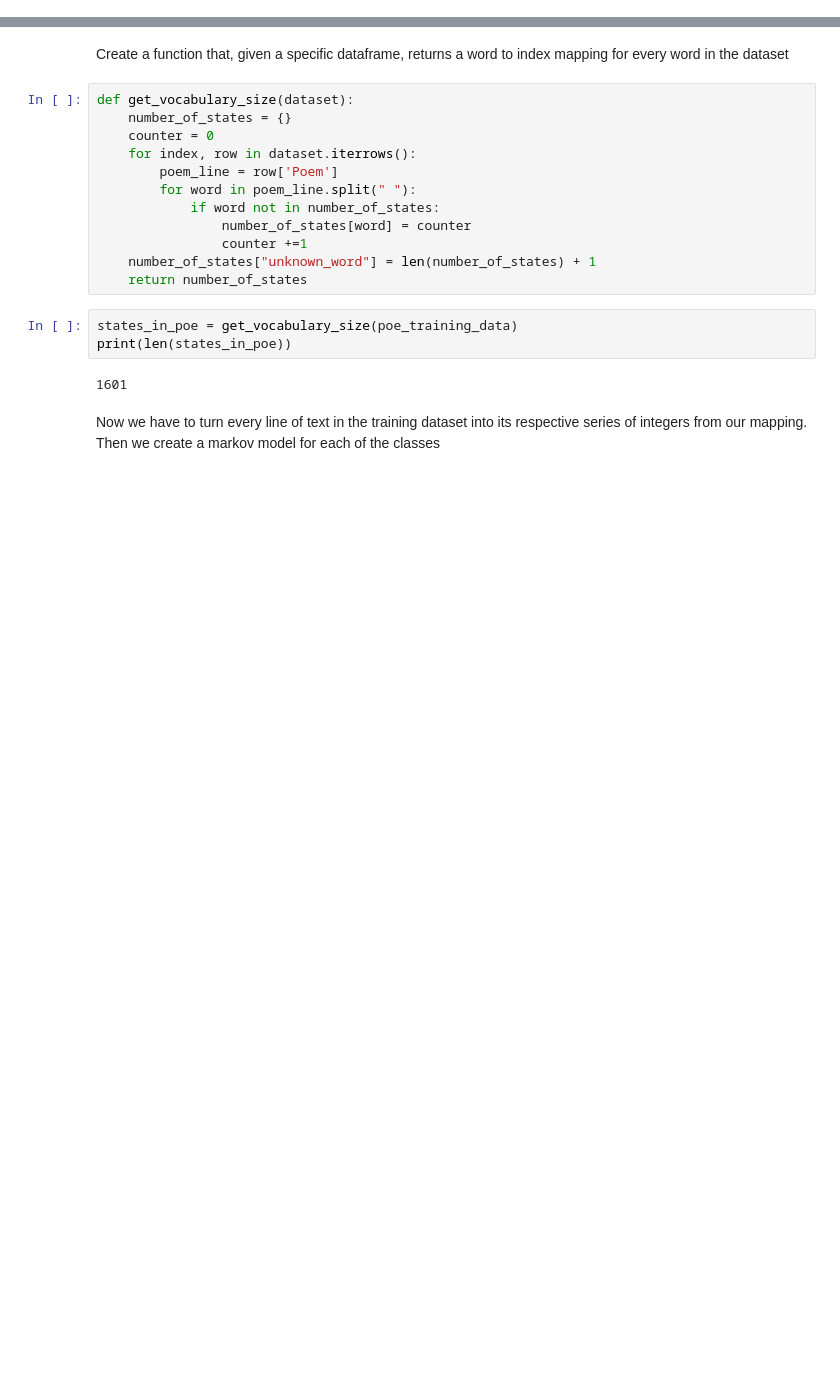
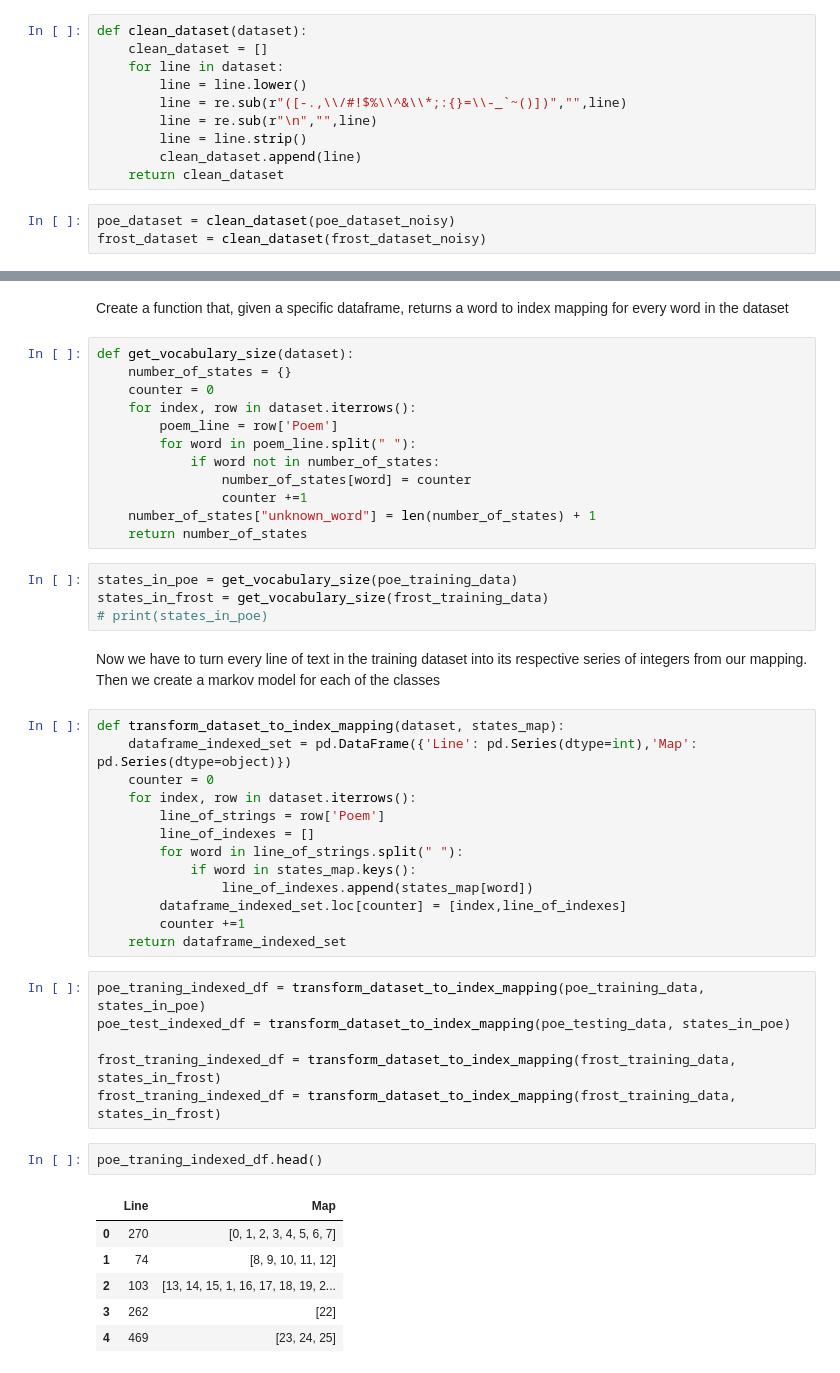
Before and after one commit to Juanzamorarey/NLP, a Jupyter notebook: Statistics models/Text_classifier.ipynb, the cells around one changed output, grey strips where cells are left out. Drawn from its saved outputs; the diff is of its cells as text; blank space fills up the shorter version.

```diff
--- a/Statistics models/Text_classifier.ipynb
+++ b/Statistics models/Text_classifier.ipynb
@@ -12,3 +17,16 @@ with open('C:/Users/juan_/Desktop/programación/NLP_ML_DL_UdemyCourse/documents_
+# %%
+def clean_dataset(dataset):
+    clean_dataset = []
+    for line in dataset:
+        line = line.lower()
+        line = re.sub(r"([-.,\\/#!$%\\^&\\*;:{}=\\-_`~()])","",line)
+        line = re.sub(r"\n","",line)
+        line = line.strip()
+        clean_dataset.append(line)
+    return clean_dataset
+# %%
+poe_dataset = clean_dataset(poe_dataset_noisy)
+frost_dataset = clean_dataset(frost_dataset_noisy)
 # %% [markdown]
 Create a function that generates a dataframe for each author and split that dataframe into testing and training
 # %%
@@ -44,9 +63,36 @@ def get_vocabulary_size(dataset):
     return number_of_states
 # %%
 states_in_poe = get_vocabulary_size(poe_training_data)
-print(len(states_in_poe))
+states_in_frost = get_vocabulary_size(frost_training_data)
+# print(states_in_poe)
-# %% [output]
-1601
 # %% [markdown]
 Now we have to turn every line of text in the training dataset into its respective series of integers from our mapping.
 Then we create a markov model for each of the classes
+# %%
+def transform_dataset_to_index_mapping(dataset, states_map):
+    dataframe_indexed_set = pd.DataFrame({'Line': pd.Series(dtype=int),'Map': pd.Series(dtype=object)})
+    counter = 0
+    for index, row in dataset.iterrows():
+        line_of_strings = row['Poem']
+        line_of_indexes = []
+        for word in line_of_strings.split(" "):
+            if word in states_map.keys():
+                line_of_indexes.append(states_map[word])
+        dataframe_indexed_set.loc[counter] = [index,line_of_indexes]
+        counter +=1
+    return dataframe_indexed_set
+# %%
+poe_traning_indexed_df = transform_dataset_to_index_mapping(poe_training_data, states_in_poe)
+poe_test_indexed_df = transform_dataset_to_index_mapping(poe_testing_data, states_in_poe)
+
+frost_traning_indexed_df = transform_dataset_to_index_mapping(frost_training_data, states_in_frost)
+frost_traning_indexed_df = transform_dataset_to_index_mapping(frost_training_data, states_in_frost)
+# %%
+poe_traning_indexed_df.head()
+# %% [output]
+|  | Line | Map |
+| 0 | 270 | [0, 1, 2, 3, 4, 5, 6, 7] |
+| 1 | 74 | [8, 9, 10, 11, 12] |
+| 2 | 103 | [13, 14, 15, 1, 16, 17, 18, 19, 2... |
+| 3 | 262 | [22] |
+| 4 | 469 | [23, 24, 25] |
```
Also changed, not shown: parts of 18 cells of this notebook, 2 other files.
